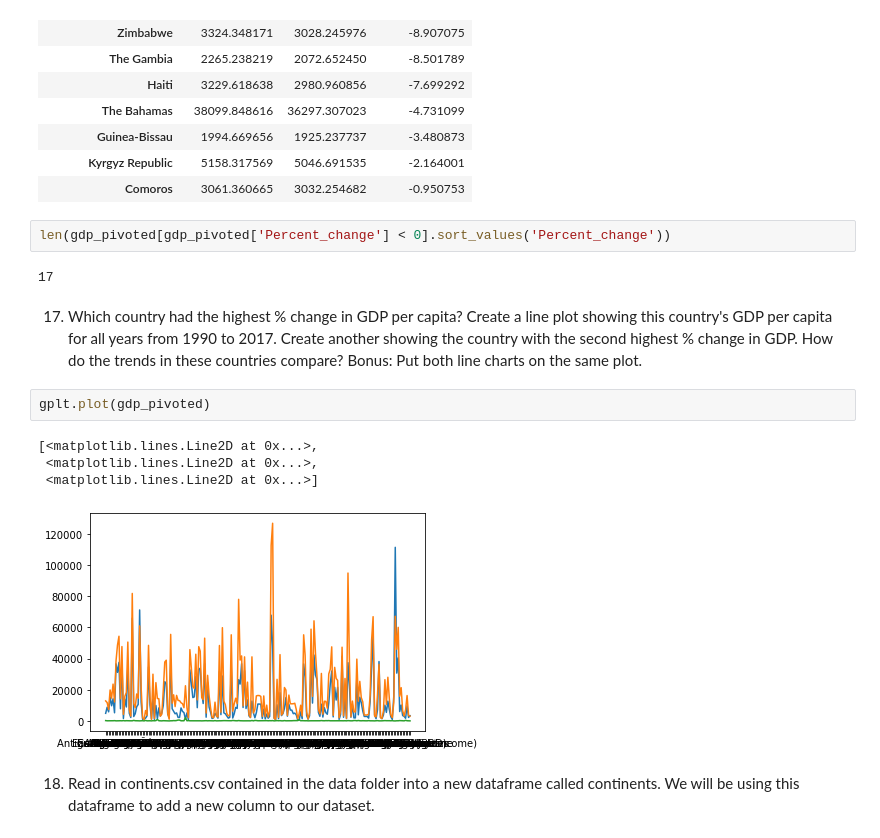
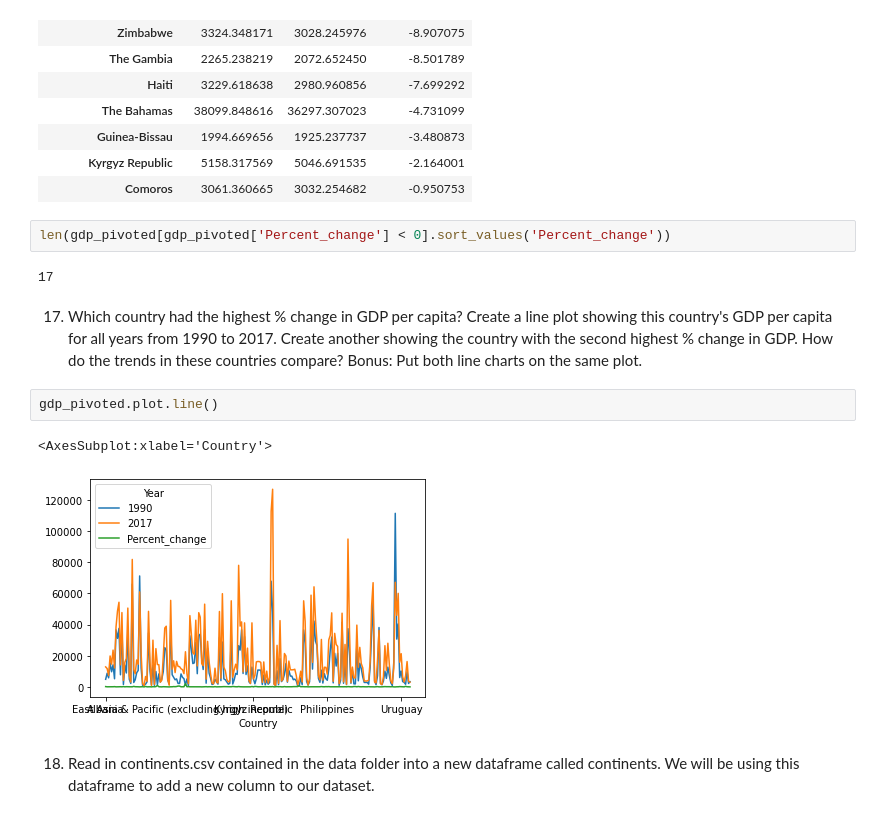
Before and after one commit to nedatahe/UN-data, a Jupyter notebook: notebooks/UN_Data_Exploration.ipynb, the cells around one changed output. Cells and saved outputs as stored; diff of their text form.

```diff
--- a/notebooks/UN_Data_Exploration.ipynb
+++ b/notebooks/UN_Data_Exploration.ipynb
@@ -345,20 +345,18 @@ gdp_pivoted[gdp_pivoted['Percent_change'] < 0].sort_values('Percent_change')
 | Guinea-Bissau | 1994.669656 | 1925.237737 | -3.480873 |
 | Kyrgyz Republic | 5158.317569 | 5046.691535 | -2.164001 |
 | Comoros | 3061.360665 | 3032.254682 | -0.950753 |
-# %%
-len(gdp_pivoted[gdp_pivoted['Percent_change'] < 0].sort_values('Percent_change'))
-# %% [output]
-17
+# %%
+len(gdp_pivoted[gdp_pivoted['Percent_change'] < 0].sort_values('Percent_change'))
+# %% [output]
+17
 # %% [markdown]
 17.	Which country had the highest % change in GDP per capita? Create a line plot showing this country's GDP per capita for all years from 1990 to 2017. Create another showing the country with the second highest % change in GDP. How do the trends in these countries compare?
 Bonus: Put both line charts on the same plot.
 # %%
-gplt.plot(gdp_pivoted)
+gdp_pivoted.plot.line()
 # %% [output]
-[<matplotlib.lines.Line2D at 0x...>,
- <matplotlib.lines.Line2D at 0x...>,
- <matplotlib.lines.Line2D at 0x...>]
+<AxesSubplot:xlabel='Country'>
-[figure, old version]
+[figure, new version]
 # %% [markdown]
 18.	Read in continents.csv contained in the data folder into a new dataframe called continents. We will be using this dataframe to add a new column to our dataset.
 # %% [markdown]
```
Also changed, not shown: parts of 32 cells of this notebook.
